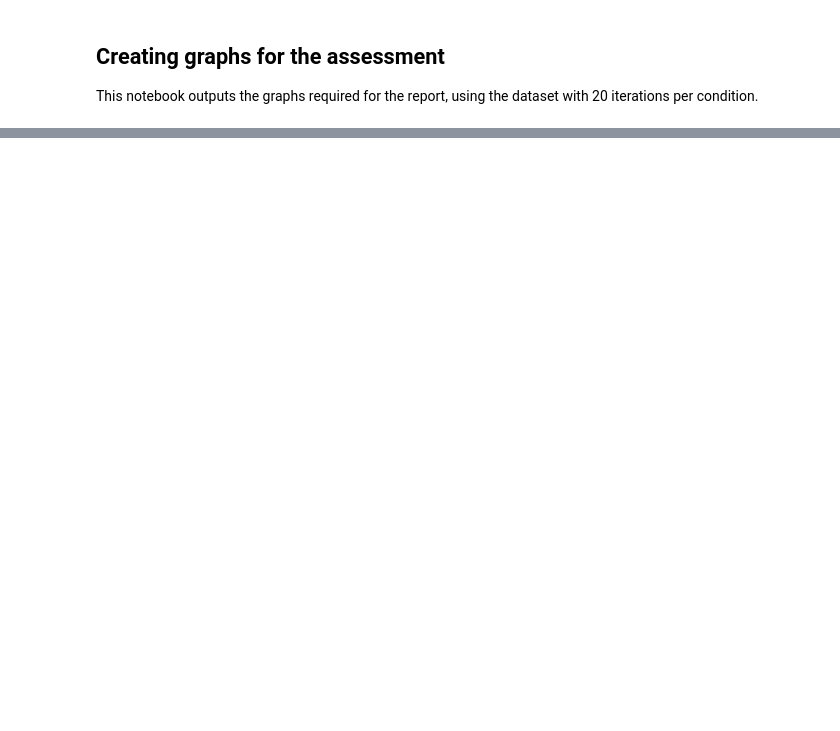
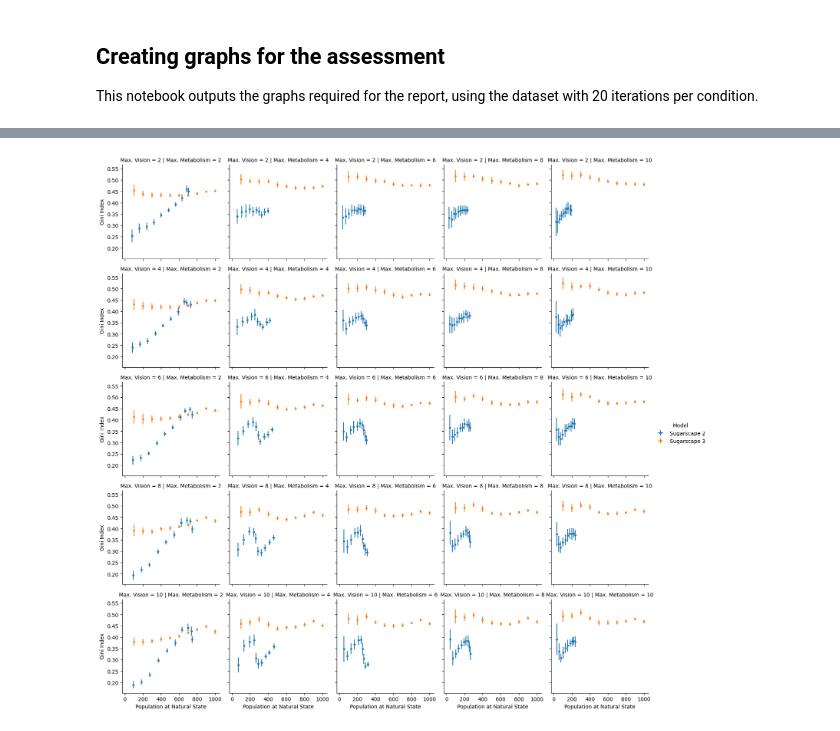
Before and after one commit to sokimura39/ABM_assessment, a Jupyter notebook: assessment_1/create_image.ipynb, the cells around one changed output, grey strips where cells are left out. Cells and saved outputs as stored; diff of their text form; code cells hidden in the pictures; blank space fills up the shorter version.

Commit message:
Created new images

```diff
--- a/assessment_1/create_image.ipynb
+++ b/assessment_1/create_image.ipynb
@@ -29,0 +43,19 @@ s3_df = pd.read_csv(
+# %%
+agg_df = combined_df.groupby(['model', 'initial-population', 'max-metabolism', 'max-vision']).agg(
+    {
+        'count turtles': ['mean', 'std'],
+        'survival-rate': ['mean', 'std'],
+        'gini-index': ['mean', 'std']
+    }
+).reset_index()
+
+agg_df.columns = agg_df.columns.map('_'.join)
+
+agg_df = agg_df.rename(
+    columns = {
+        'model_': 'Model',
+        'initial-population_': 'Initial Population',
+        'max-metabolism_': 'Max. Metabolism',
+        'max-vision_': 'Max. Vision'
+    }
+)
@@ -29,0 +106,40 @@ s3_df = pd.read_csv(
+# %%
+# create survival rate plot for combined
+
+# init grid
+combined_survival_plot = sns.FacetGrid(
+    agg_df,
+    col = 'Max. Metabolism',
+    row = 'Max. Vision',
+    hue = 'Model'
+)
+
+# create scatter plot
+combined_survival_plot.map(
+    plt.errorbar,
+    'count turtles_mean', # x
+    'gini-index_mean', # y
+    'gini-index_std', # yerr
+    'count turtles_std', # xerr
+    fmt = 'o',
+    markersize = 3
+)
+
+# add legend
+combined_survival_plot.add_legend(
+    title = 'Model',
+)
+
+# set axis labels
+combined_survival_plot.set_axis_labels(
+    'Population at Natural State',
+    'Gini Index'
+)
+
+# show plot
+# plt.show()
+
+# save plot
+plt.savefig('image/r_gini_index_combined.png', bbox_inches = 'tight')
+# %% [output]
+[figure, added]
```
Also changed, not shown: parts of 8 cells of this notebook, 4 other files.
